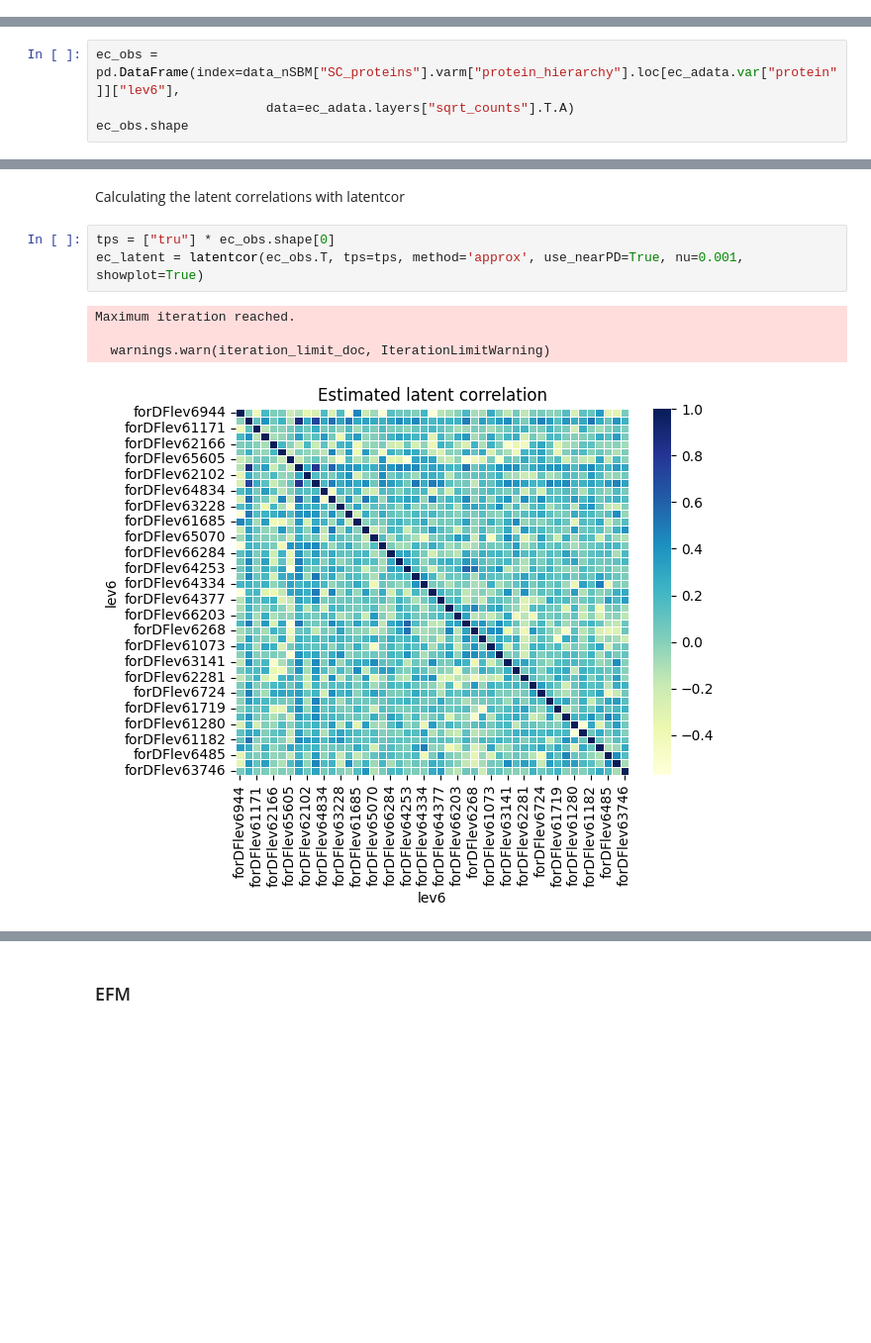
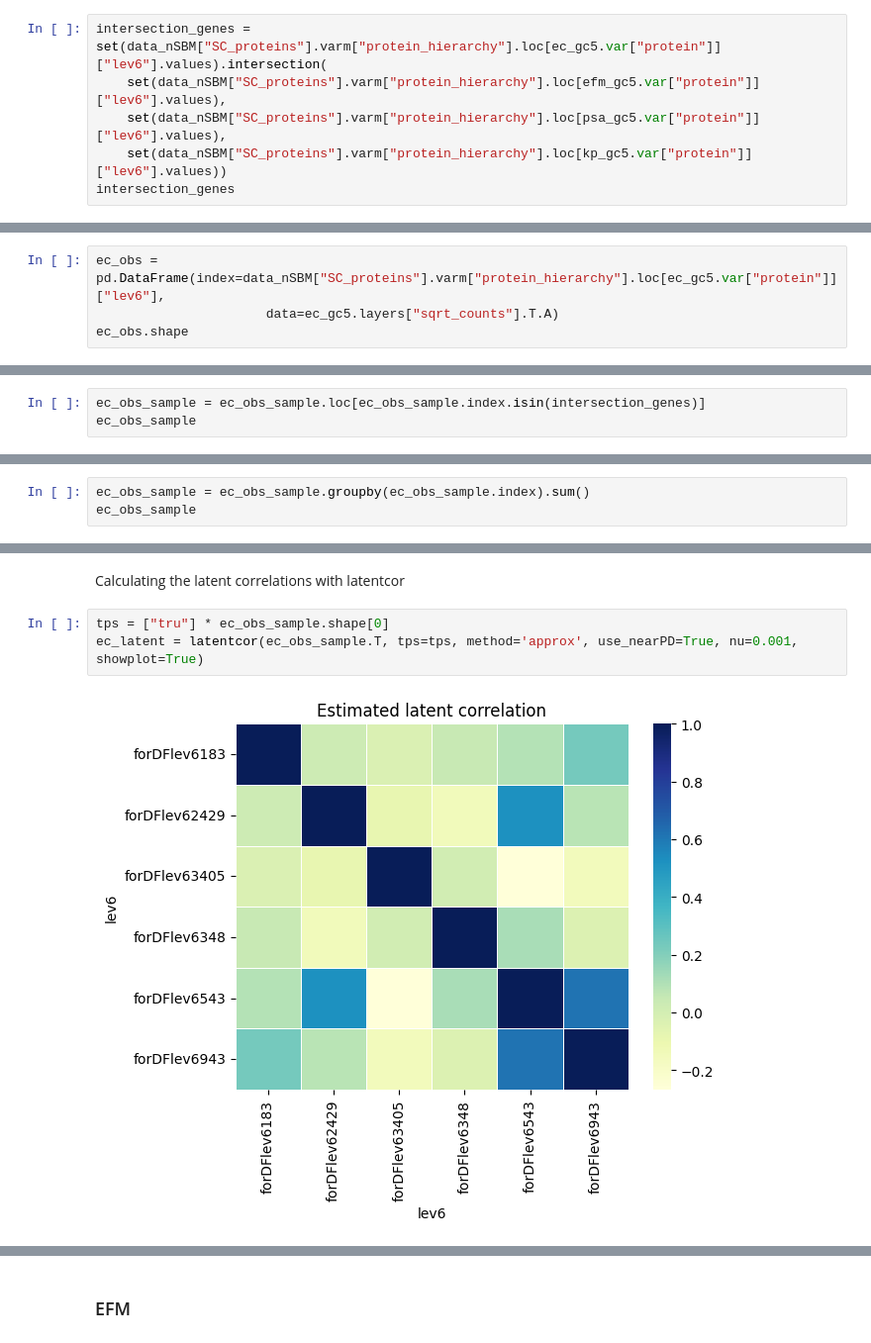
Before and after one commit to leuschjanphilipp/BacDrop-ggi, a Jupyter notebook: notebooks/03_rRNA_ggl.ipynb, the cells around one changed output, grey strips where cells are left out. Shown at 99% size. Cells and saved outputs as stored; diff of their text form; blank space fills up the shorter version.

Commit message:
intermediate group glasso

```diff
--- a/notebooks/03_rRNA_ggl.ipynb
+++ b/notebooks/03_rRNA_ggl.ipynb
@@ -134,0 +123,6 @@ len(all_rrna_genes)
+# %%
+intersection_genes = set(data_nSBM["SC_proteins"].varm["protein_hierarchy"].loc[ec_gc5.var["protein"]]["lev6"].values).intersection(
+    set(data_nSBM["SC_proteins"].varm["protein_hierarchy"].loc[efm_gc5.var["protein"]]["lev6"].values),
+    set(data_nSBM["SC_proteins"].varm["protein_hierarchy"].loc[psa_gc5.var["protein"]]["lev6"].values),
+    set(data_nSBM["SC_proteins"].varm["protein_hierarchy"].loc[kp_gc5.var["protein"]]["lev6"].values))
+intersection_genes
@@ -135,7 +136,7 @@ len(all_rrna_genes)
 # %% [markdown]
 ## EC
 # %%
-ec_obs = pd.DataFrame(index=data_nSBM["SC_proteins"].varm["protein_hierarchy"].loc[ec_adata.var["protein"]]["lev6"],
-                      data=ec_adata.layers["sqrt_counts"].T.A)
+ec_obs = pd.DataFrame(index=data_nSBM["SC_proteins"].varm["protein_hierarchy"].loc[ec_gc5.var["protein"]]["lev6"],
+                      data=ec_gc5.layers["sqrt_counts"].T.A)
 ec_obs.shape
 # %% [output]
@@ -160,0 +164,3 @@ ec_obs_sample.shape
+# %%
+ec_obs_sample = ec_obs_sample.loc[ec_obs_sample.index.isin(intersection_genes)]
+ec_obs_sample
@@ -160,0 +183,3 @@ ec_obs_sample.shape
+# %%
+ec_obs_sample = ec_obs_sample.groupby(ec_obs_sample.index).sum()
+ec_obs_sample
@@ -161,10 +196,7 @@ ec_obs_sample.shape
 # %% [markdown]
 Calculating the latent correlations with latentcor
 # %%
-tps = ["tru"] * ec_obs.shape[0]
-ec_latent = latentcor(ec_obs.T, tps=tps, method='approx', use_nearPD=True, nu=0.001, showplot=True)
+tps = ["tru"] * ec_obs_sample.shape[0]
+ec_latent = latentcor(ec_obs_sample.T, tps=tps, method='approx', use_nearPD=True, nu=0.001, showplot=True)
 # %% [output]
-Maximum iteration reached.
-
-  warnings.warn(iteration_limit_doc, IterationLimitWarning)
-[figure, old version]
+[figure, new version]
```
Also changed, not shown: parts of 52 cells of this notebook, 4 other files.
